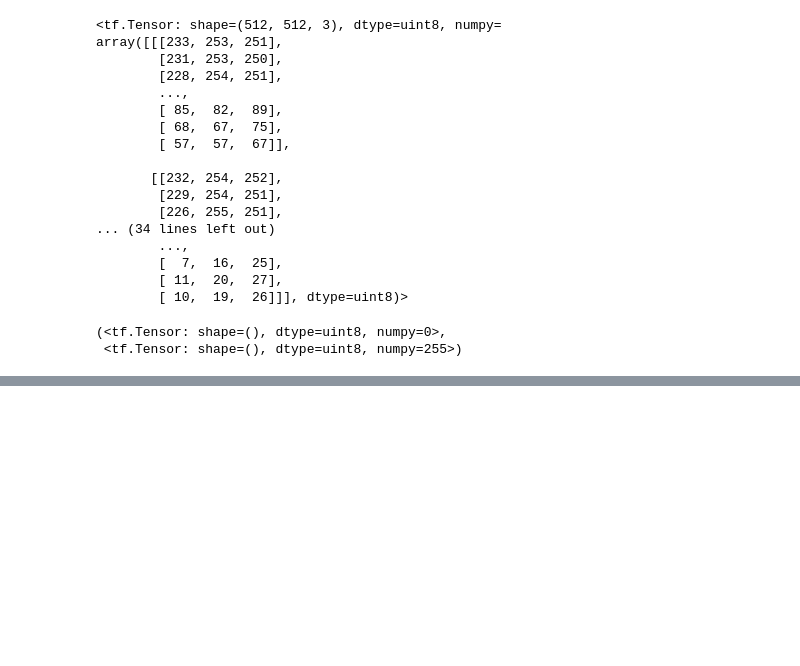
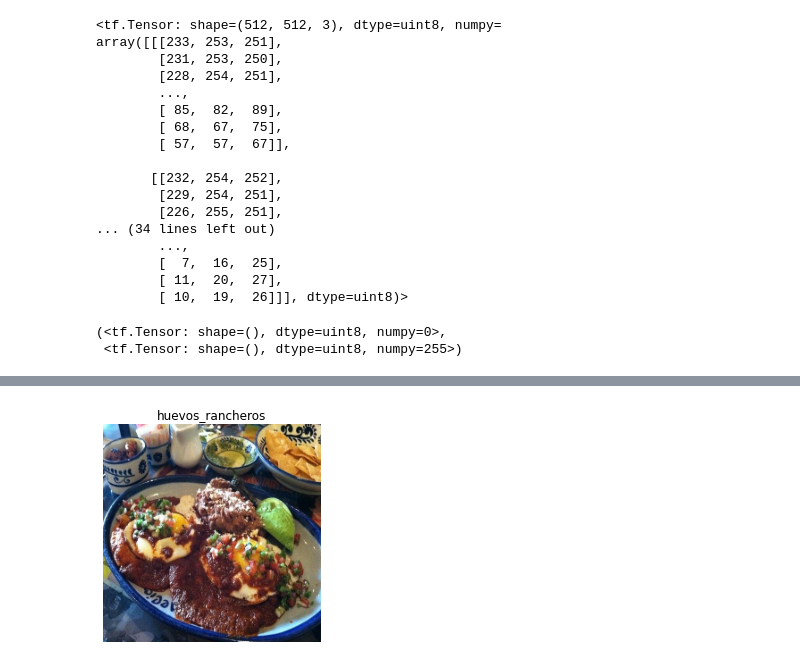
Before and after one commit to AmirGhnbr/Big-Food-Vision, a Jupyter notebook: Big_Food_Vision.ipynb, the cells around one changed output, grey strips where cells are left out. Cells and saved outputs as stored; diff of their text form; code cells hidden in the pictures; blank space fills up the shorter version.

```diff
--- a/Big_Food_Vision.ipynb
+++ b/Big_Food_Vision.ipynb
@@ -142,0 +151,17 @@ tf.reduce_min(image), tf.reduce_max(image)
+# %%
+def preprocess_img(image, label, img_shape=244):
+
+  """
+  Converts image datatype from 'uint8' -> 'float32' and reshapes image to
+  [img_shape, img_shape, color_channels]
+  """
+  image = tf.image.resize(image, [img_shape, img_shape])
+  return tf.cast(image , tf.float32),label
+# %%
+preprocessed_img=preprocess_img(image,label)[0]
+# %%
+plt.imshow(preprocessed_img/255.)
+plt.title(class_names[label.numpy()])
+plt.axis(False);
+# %% [output]
+[figure, added]
```
Also changed, not shown: parts of 3 cells of this notebook.
